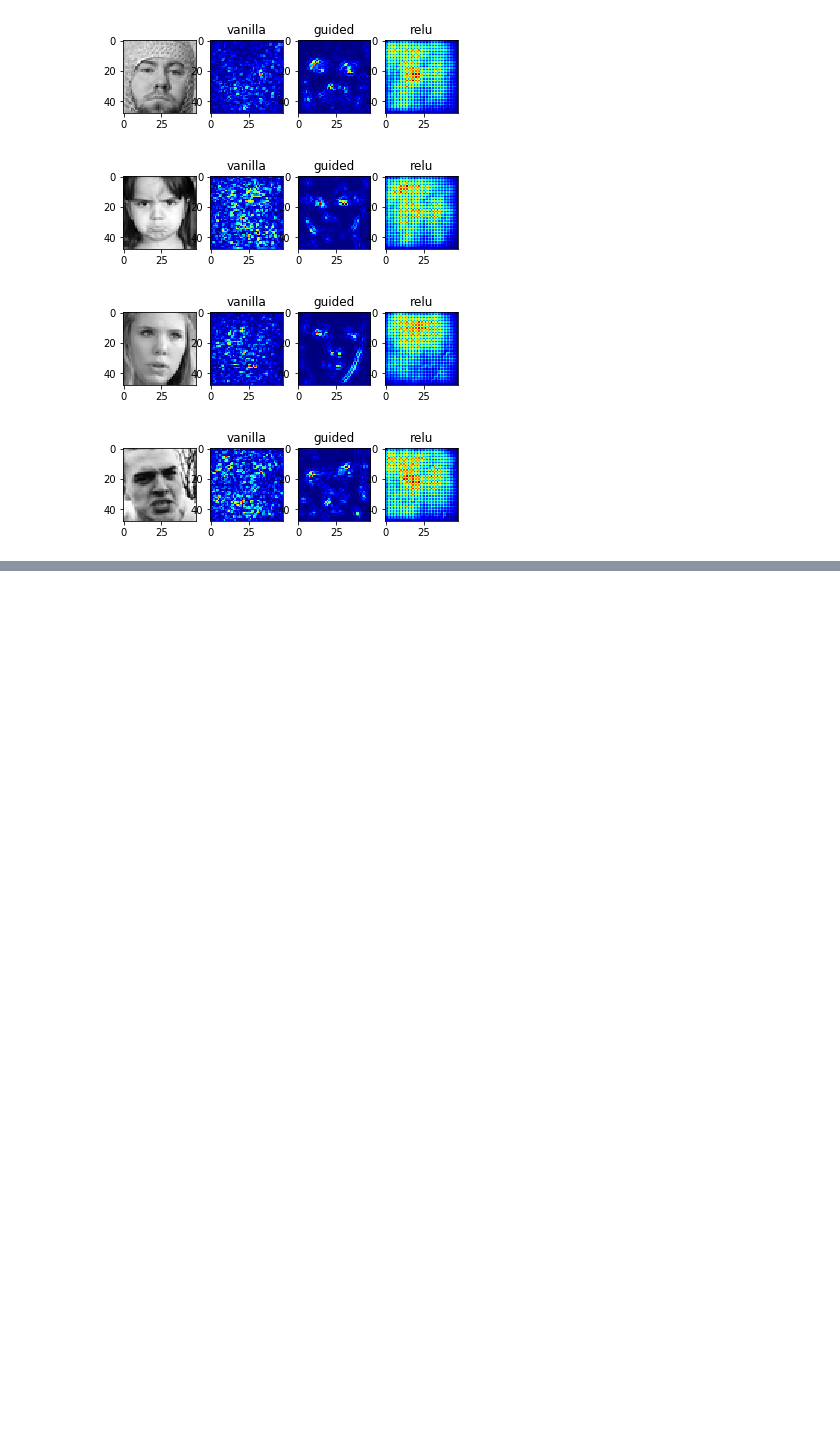
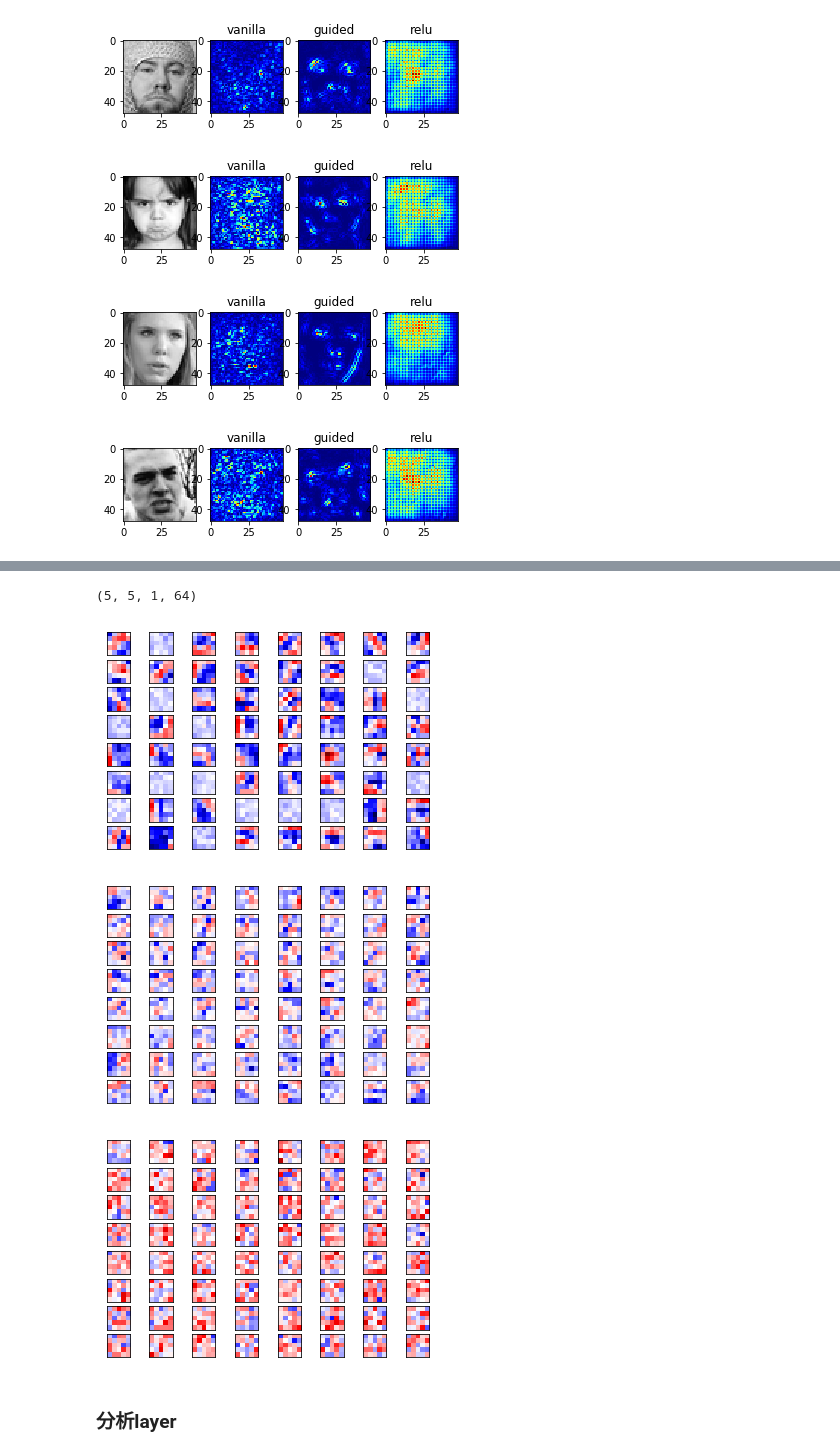
Before and after one commit to maplezzz/NTU_ML2017_Hung-yi-Lee_HW, a Jupyter notebook: HW3/report.ipynb, the cells around one changed output, grey strips where cells are left out. Drawn from its saved outputs; the diff is of its cells as text; code cells hidden in the pictures; blank space fills up the shorter version.

```diff
--- a/HW3/report.ipynb
+++ b/HW3/report.ipynb
@@ -162,0 +192,51 @@ for idx in range(6):
+# %%
+layer_conv1.get_weights()[0].shape
+# %% [output]
+(5, 5, 1, 64)
+# %%
+def plot_conv_weights(weights, input_channel=0):
+    # Get the lowest and highest values for the weights.
+    # This is used to correct the colour intensity across
+    # the images so they can be compared with each other.
+    w_min = np.min(weights)
+    w_max = np.max(weights)
+
+    # Number of filters used in the conv. layer.
+    num_filters = weights.shape[3]
+
+    # Number of grids to plot.
+    # Rounded-up, square-root of the number of filters.
+    num_grids = math.ceil(math.sqrt(num_filters))
+
+    # Create figure with a grid of sub-plots.
+    fig, axes = plt.subplots(8, 8)
+
+    # Plot all the filter-weights.
+    for i, ax in enumerate(axes.flat):
+        # Only plot the valid filter-weights.
+        if i<num_filters:
+            # Get the weights for the i'th filter of the input channel.
+            # See new_conv_layer() for details on the format
+            # of this 4-dim tensor.
+            img = weights[:, :, input_channel, i]
+
+            # Plot image.
+            ax.imshow(img, vmin=w_min, vmax=w_max,
+                      interpolation='nearest', cmap='seismic')
+
+        # Remove ticks from the plot.
+        ax.set_xticks([])
+        ax.set_yticks([])
+
+    # Ensure the plot is shown correctly with multiple plots
+    # in a single Notebook cell.
+    plt.show()
+# %%
+for conv_layer in conv_layers:
+    plot_conv_weights(conv_layer.get_weights()[0])
+# %% [output]
+[figure, added]
+[figure, added]
+[figure, added]
+# %% [markdown]
+### 分析layer
```
Also changed, not shown: parts of 21 cells of this notebook, 10 other files.
